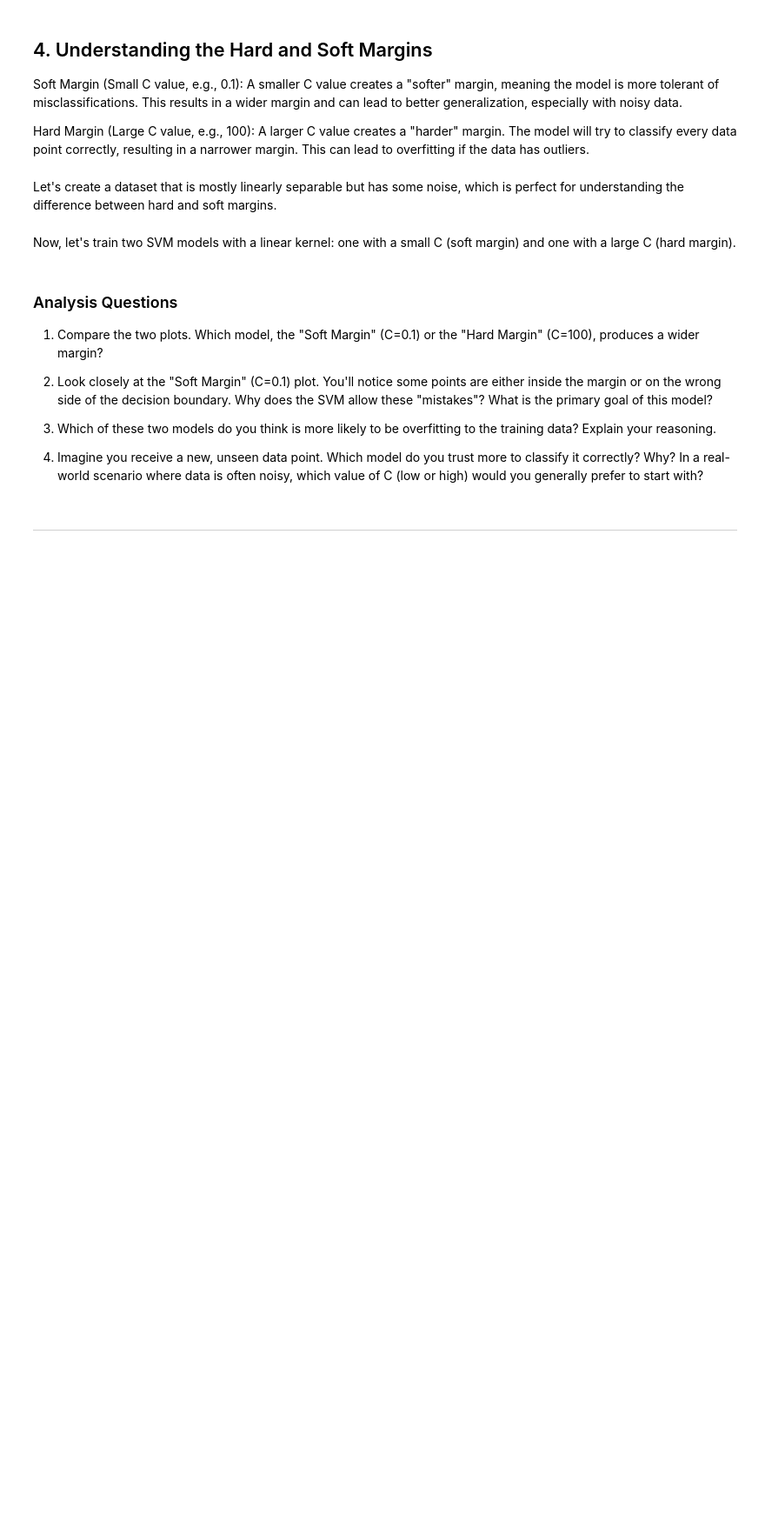
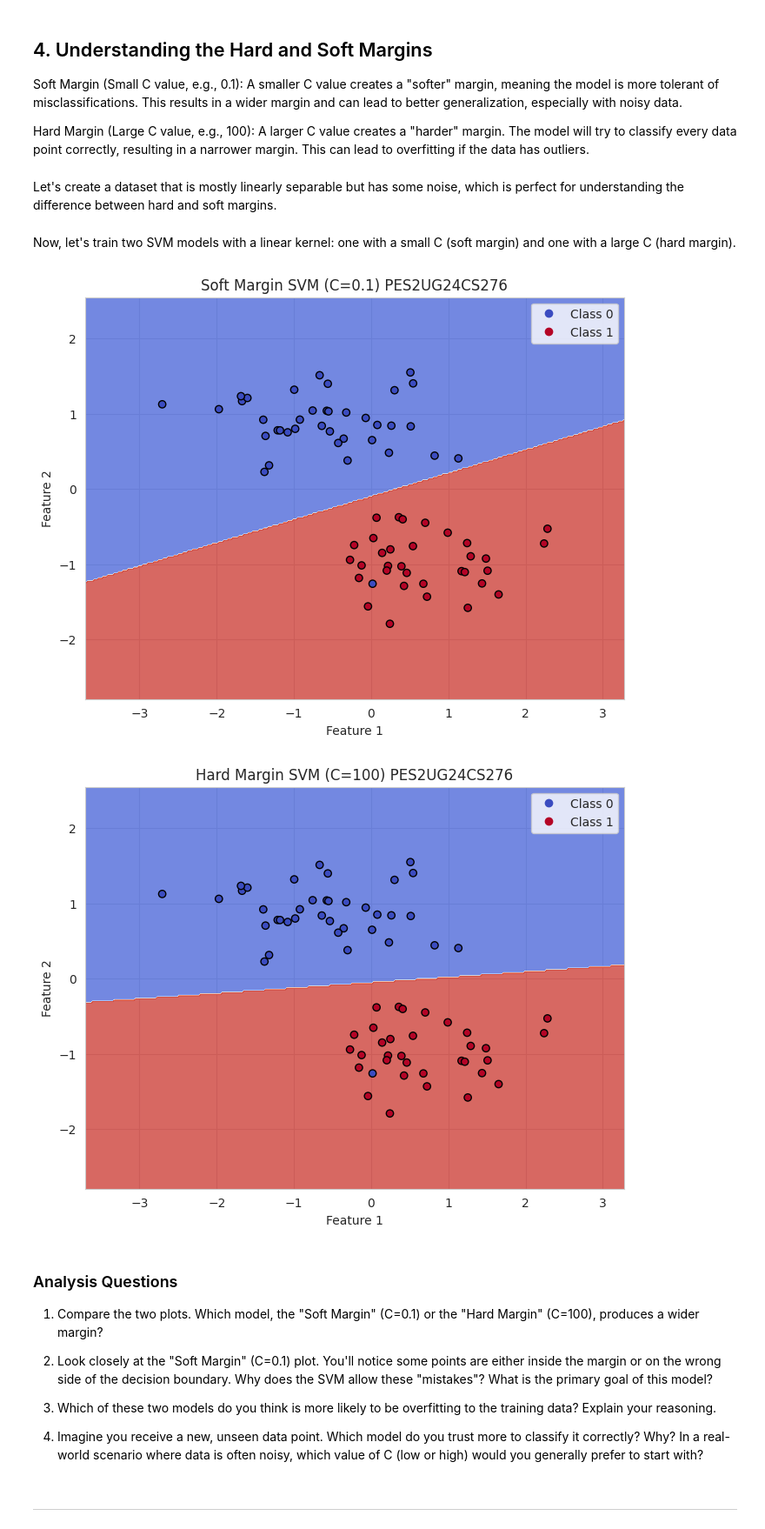
Before and after one commit to Merwyn-Prince-Lobo/Machine_learning_lab, a Jupyter notebook: svm/boilerplate_2026.ipynb, the cells around one changed output. Shown at 87% size. Drawn from its saved outputs; the diff is of its cells as text; code cells hidden in the pictures; blank space fills up the shorter version.

```diff
--- a/svm/boilerplate_2026.ipynb
+++ b/svm/boilerplate_2026.ipynb
@@ -263,29 +311,32 @@ Now, let's train two SVM models with a linear kernel: one with a small C (soft m
 # %%
 # Soft Margin SVM (small C)
 # TODO: Create a linear SVM model with a small C value (e.g., 0.1) for a soft margin.
 #          - Set the kernel to 'linear'.
 #          - Set C to 0.1.
 #          - Set random_state to 42 for consistent results.
-svm_soft = None
+svm_soft = SVC(kernel='linear', C=0.1, random_state=42)
 
 # TODO: Fit the soft margin model to the training data (X_train_linear_scaled, y_train_linear).
-svm_soft.fit(...)
+svm_soft.fit(X_train_linear_scaled, y_train_linear)
 
 # TODO: Replace with your SRN
-plot_decision_boundaries(X_train_linear_scaled, y_train_linear, svm_soft, title='Soft Margin SVM (C=0.1) <PES1UG24CSXXX>')
+plot_decision_boundaries(X_train_linear_scaled, y_train_linear, svm_soft, title='Soft Margin SVM (C=0.1) PES2UG24CS276')
 
 # Hard Margin SVM (large C)
 # TODO: Create a linear SVM model with a large C value (e.g., 100) for a hard margin.
 #          - Set the kernel to 'linear'.
 #          - Set C to 100.
 #          - Set random_state to 42.
-svm_hard = None
+svm_hard = SVC(kernel='linear', C=100, random_state=42)
 
 # TODO: Fit the hard margin model to the training data
-svm_hard.fit(...)
+svm_hard.fit(X_train_linear_scaled, y_train_linear)
 
 # TODO: Replace with your SRN
-plot_decision_boundaries(X_train_linear_scaled, y_train_linear, svm_hard, title='Hard Margin SVM (C=100) <PES1UG24CSXXX>')
+plot_decision_boundaries(X_train_linear_scaled, y_train_linear, svm_hard, title='Hard Margin SVM (C=100) PES2UG24CS276')
+# %% [output]
+[figure, added]
+[figure, added]
 # %% [markdown]
 ### Analysis Questions
 
```
Also changed, not shown: parts of 6 cells of this notebook.
